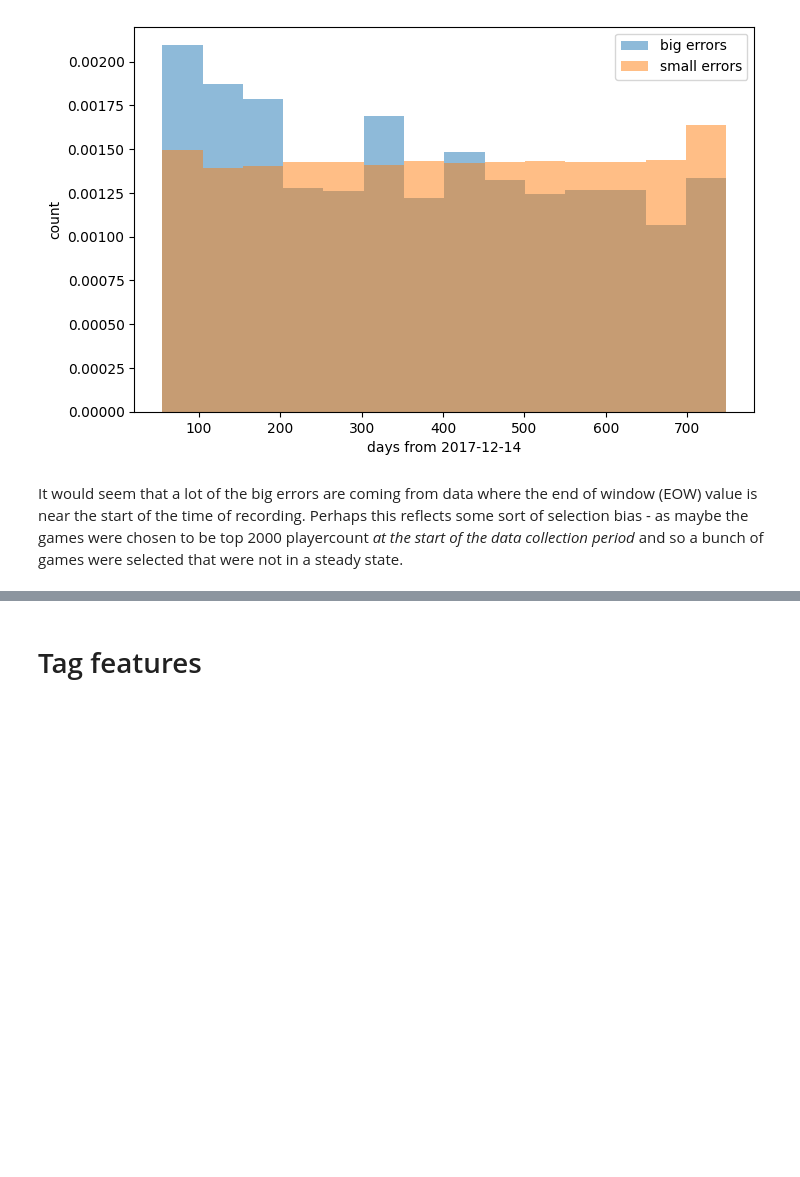
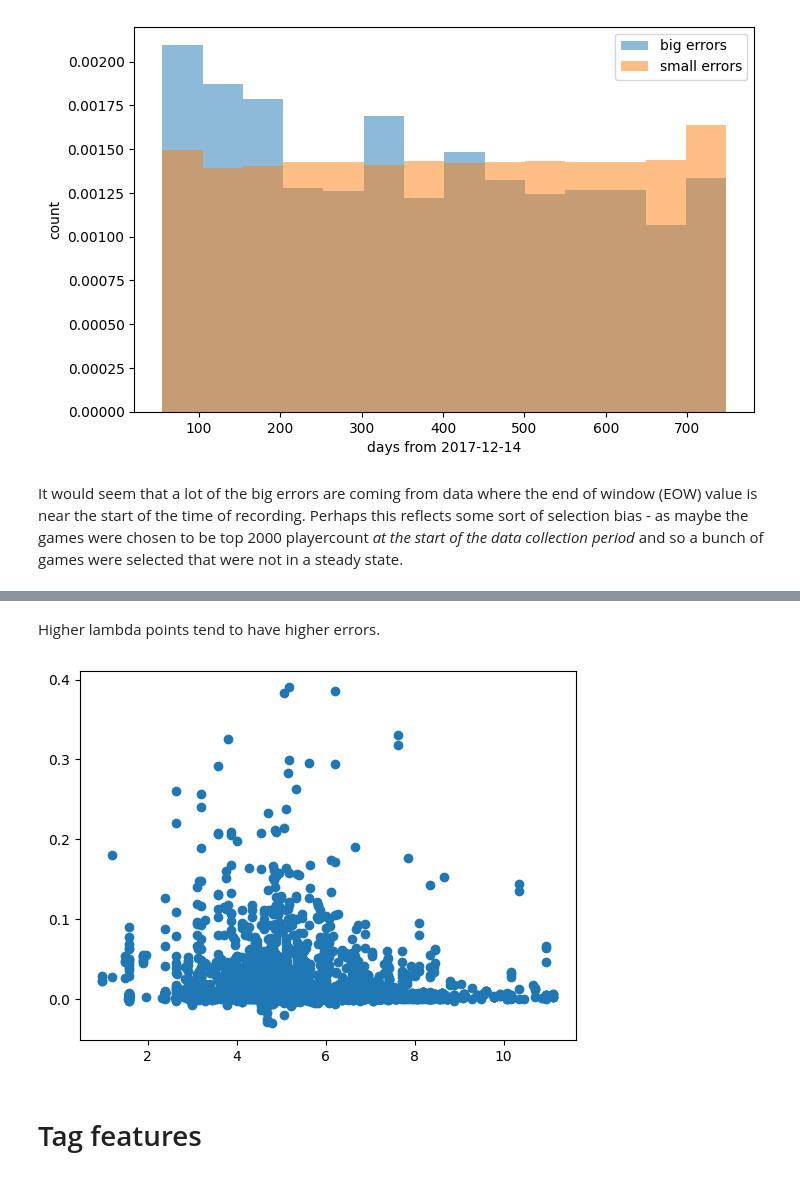
Before and after one commit to su-jai/player_forecasting, a Jupyter notebook: notebooks/data_engineering.ipynb, the cells around one changed output, grey strips where cells are left out. Cells and saved outputs as stored; diff of their text form; code cells hidden in the pictures; blank space fills up the shorter version.

```diff
--- a/notebooks/data_engineering.ipynb
+++ b/notebooks/data_engineering.ipynb
@@ -1166,3 +1211,10 @@ It would seem that a lot of the big errors are coming from data where the end of
+# %% [markdown]
+Higher lambda points tend to have higher errors.
+# %%
+plt.scatter(big_error_lcp, big_error_lam)
+plt.show()
+# %% [output]
+[figure, added]
 # %% [markdown]
 # Tag features
 # %% [markdown]
```
Also changed, not shown: parts of 3 cells of this notebook.
